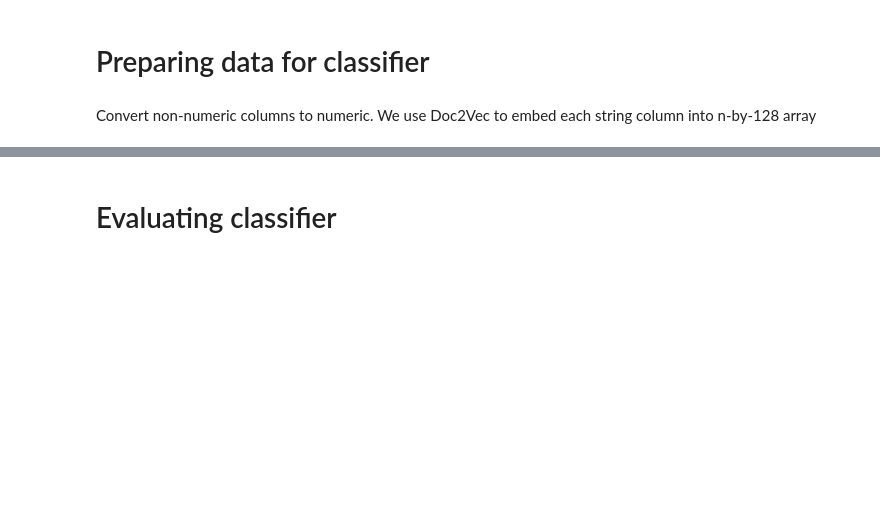
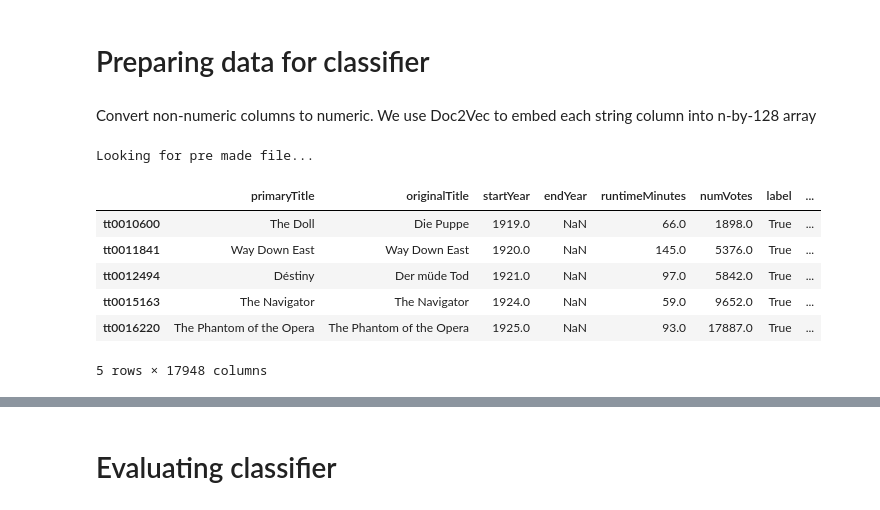
Before and after one commit to Roan-Schellingerhout/big-data-course-2022-projects, a Jupyter notebook: imdb/pipeline.ipynb, the cells around one changed output, grey strips where cells are left out. Saved outputs shown, nothing was run; the diff lists cells and outputs as text; code cells hidden in the pictures; blank space fills up the shorter version.

```diff
--- a/imdb/pipeline.ipynb
+++ b/imdb/pipeline.ipynb
@@ -179,5 +231,17 @@ df_incl_exog.to_csv('df_with_features.csv')
 Convert non-numeric columns to numeric.
 We use Doc2Vec to embed each string column into n-by-128 array
 # %%
-train_df = pd.read_csv('df_with_features.csv', index_col=0)
+# from py_files.df_processor_enrichment import df_processor_enrichment
+# train_df = pd.read_csv('df_with_features.csv', index_col=0)
+train_df = df_processor_enrichment('train')
+train_df.head()
+# %% [output]
+Looking for pre made file...
+|  | primaryTitle | originalTitle | startYear | endYear | runtimeMinutes | numVotes | label | ... |
+| tt0010600 | The Doll | Die Puppe | 1919.0 | NaN | 66.0 | 1898.0 | True | ... |
+| tt0011841 | Way Down East | Way Down East | 1920.0 | NaN | 145.0 | 5376.0 | True | ... |
+| tt0012494 | Déstiny | Der müde Tod | 1921.0 | NaN | 97.0 | 5842.0 | True | ... |
+| tt0015163 | The Navigator | The Navigator | 1924.0 | NaN | 59.0 | 9652.0 | True | ... |
+| tt0016220 | The Phantom of the Opera | The Phantom of the Opera | 1925.0 | NaN | 93.0 | 17887.0 | True | ... |
+5 rows × 17948 columns
 # %%
```
Also changed, not shown: parts of 17 cells of this notebook, 2 other files.
